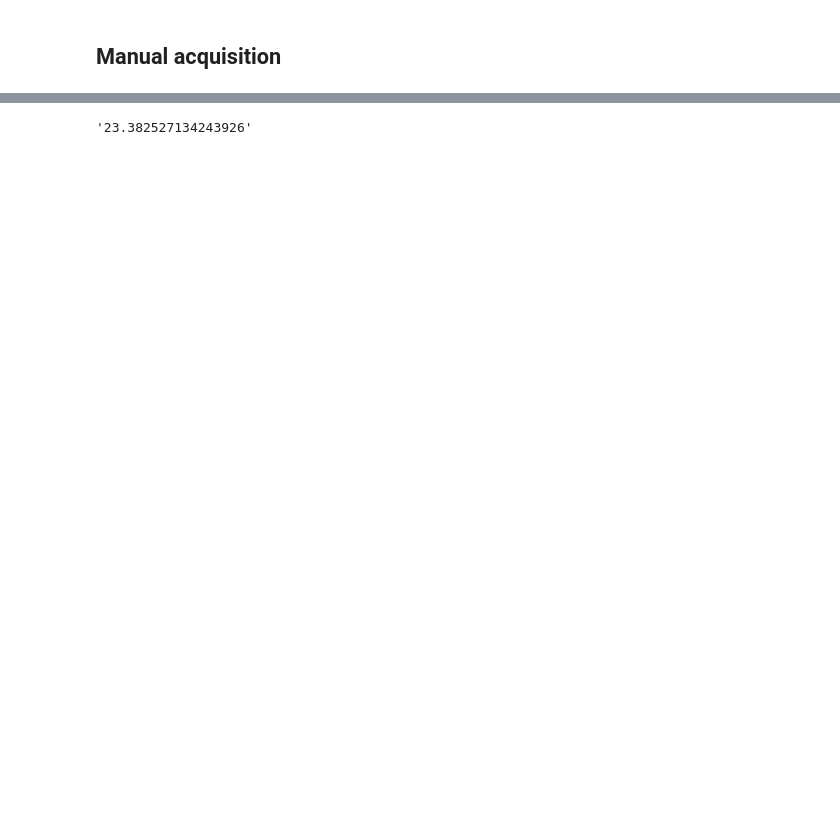
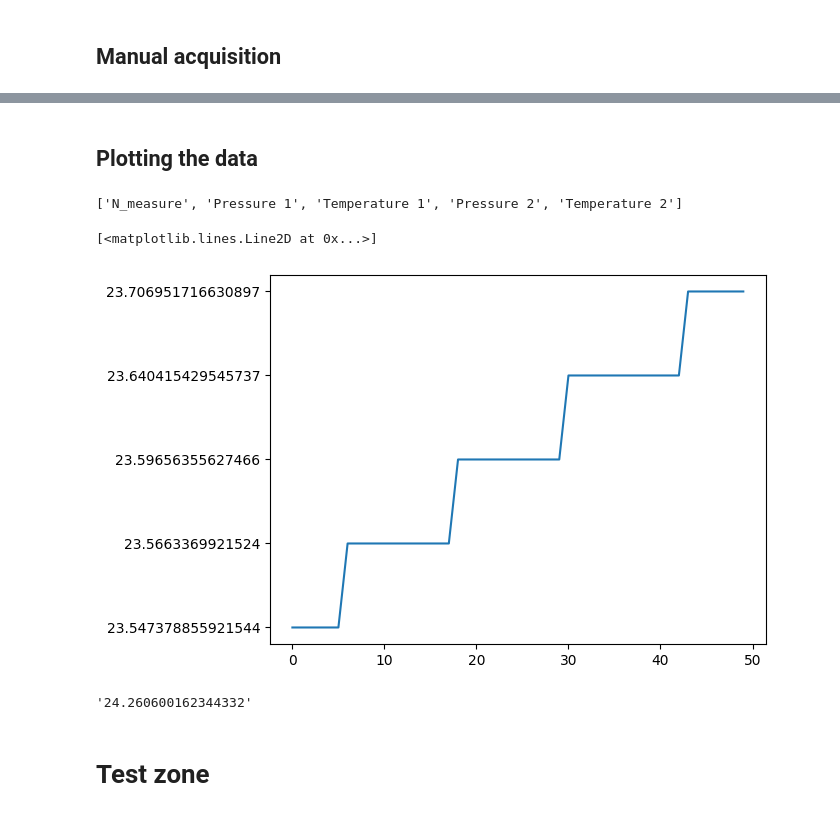
Before and after one commit to henri-avec-un-i/UPC_internship_RPI, a Jupyter notebook: Acq_notebook.ipynb, the cells around one changed output, grey strips where cells are left out. Saved outputs shown, nothing was run; the diff lists cells and outputs as text; code cells hidden in the pictures; blank space fills up the shorter version.

```diff
--- a/Acq_notebook.ipynb
+++ b/Acq_notebook.ipynb
@@ -9,13 +9,16 @@ from time import sleep
 from sys import stdout
 import numpy as np
 from datetime import datetime
-import matplotlib.pyplot as plt
 
 from daqhats import mcc128, OptionFlags, mcc134, HatIDs, HatError, TcTypes, AnalogInputMode, AnalogInputRange
 from daqhats_utils import select_hat_device, tc_type_to_string, \
 enum_mask_to_string, input_mode_to_string, input_range_to_string #This needs to be in the same folders as this script
 
+"""
+Purpose:
+    Contain the different functions used for P and T data acquisition.
 
+"""
 
 def volt_to_bar(volt_value, slope=50, offset=0):
     """
@@ -132,6 +135,8 @@ def T_P_acq_csv(channels_134=(0, 1), channels_128=(0, 1), acq_frequency=1, N_mea
 
 
 
+
+
 def T_P_disp(channels_134=(0, 1), channels_128=(0, 1), delay_between_reads=0.1):
     """
     Displays real-time Temperature and Pressure data from sensors on MC134 and MC128.
@@ -200,10 +205,21 @@ def T_P_disp(channels_134=(0, 1), channels_128=(0, 1), delay_between_reads=0.1):
         print('\n', error)
 
 
+def csv_data_reader(file_name = "data.csv", terminal_output = False):
 
+    """
+    Reads data from a data CSV file and returns acquisition parameters, column headers, and data as arrays.
 
+    Args:
+        file_name (str): The name of the CSV file to read. Default is "data.csv".
+        terminal_output (bool): Flag to determine whether to print the acquired data to the terminal.
+                               Default is False.
 
-def csv_data_reader(file_name = "data.csv", terminal_output = False):
+    Returns:
+        tuple: A tuple containing the acquisition parameters, column headers, and data as arrays.
+
+    """
+
     # Specify the path to the CSV file
     csv_file = file_name
 
@@ -311,4 +336,2 @@ plt.plot(data[:,2])
-# %%
-data[0,2]
-# %% [output]
-'23.382527134243926'
+# %% [markdown]
+## Plotting the data
@@ -314,0 +340,23 @@ data[0,2]
+# %%
+column_headers
+# %% [output]
+['N_measure', 'Pressure 1', 'Temperature 1', 'Pressure 2', 'Temperature 2']
+# %%
+N_measure_list = data[:,0]
+
+Temperature_list_1 = data[:,2]
+Temperature_list_1 = data[:,4]
+
+Pressure_list_1 = data[:,1]
+Pressure_list_2 = data[:,3]
+# %%
+plt.plot(Temperature_list_1)
+# %% [output]
+[<matplotlib.lines.Line2D at 0x...>]
+[figure, added]
+# %%
+data[0,2]
+# %% [output]
+'24.260600162344332'
+# %% [markdown]
+# Test zone
```
Also changed, not shown: parts of 8 cells of this notebook, 8 other files.
